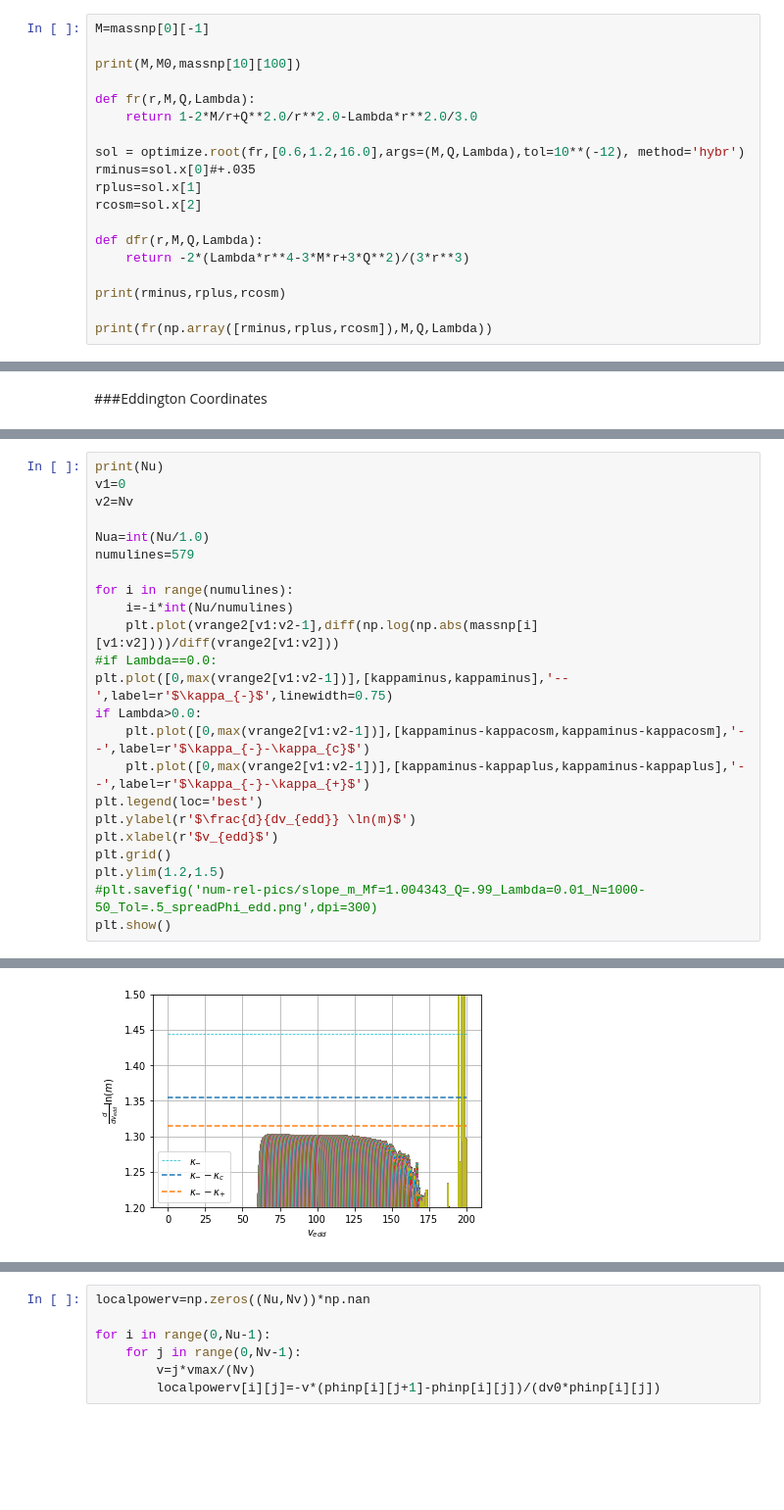
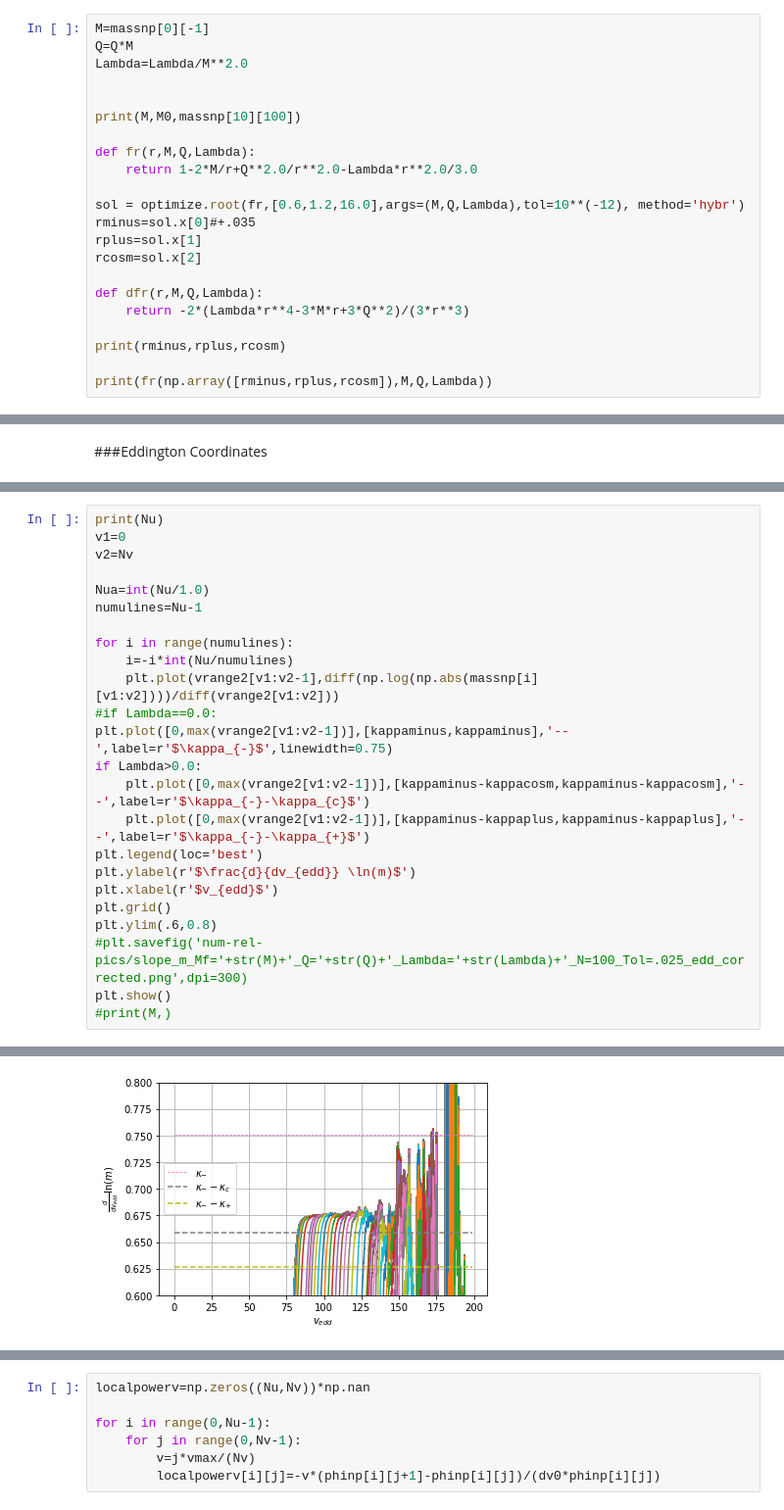
Before and after one commit to bpiotrzkowski/Double-Null-Code, a Jupyter notebook: Mass-Scalar Field Analyzer.ipynb, the cells around one changed output, grey strips where cells are left out. Shown at 98% size. Saved outputs shown, nothing was run; the diff lists cells and outputs as text; blank space fills up the shorter version.

```diff
--- a/Mass-Scalar Field Analyzer.ipynb
+++ b/Mass-Scalar Field Analyzer.ipynb
@@ -102,5 +102,8 @@ Runtime: about 0.70 minutes
 # %%
 M=massnp[0][-1]
+Q=Q*M
+Lambda=Lambda/M**2.0
+
 
 print(M,M0,massnp[10][100])
 
@@ -542,7 +549,7 @@ v1=0
 v2=Nv
 
 Nua=int(Nu/1.0)
-numulines=579
+numulines=Nu-1
 
 for i in range(numulines):
     i=-i*int(Nu/numulines)
@@ -556,7 +563,8 @@ plt.legend(loc='best')
 plt.ylabel(r'$\frac{d}{dv_{edd}} \ln(m)$')
 plt.xlabel(r'$v_{edd}$')
 plt.grid()
-plt.ylim(1.2,1.5)
-#plt.savefig('num-rel-pics/slope_m_Mf=1.004343_Q=.99_Lambda=0.01_N=1000-50_Tol=.5_spreadPhi_edd.png',dpi=300)
+plt.ylim(.6,0.8)
+#plt.savefig('num-rel-pics/slope_m_Mf='+str(M)+'_Q='+str(Q)+'_Lambda='+str(Lambda)+'_N=100_Tol=.025_edd_corrected.png',dpi=300)
 plt.show()
+#print(M,)
 # %% [output]
@@ -564,4 +572,4 @@ plt.show()
-[figure, old version]
+[figure, new version]
 # %%
 plt.plot(vrange,np.abs(np.exp(signp[u4])/(32*massnp[u4]**3.0/rnp[u4]*np.exp(-rnp[u4]/(2*massnp[u4])))))
 plt.yscale('log')
```
Also changed, not shown: parts of 16 cells of this notebook, 2 other files.
